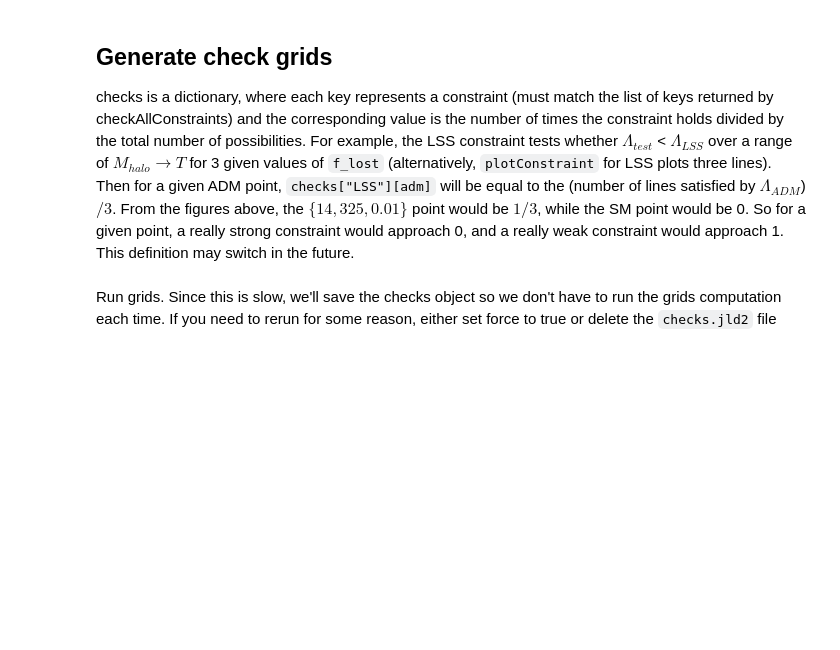
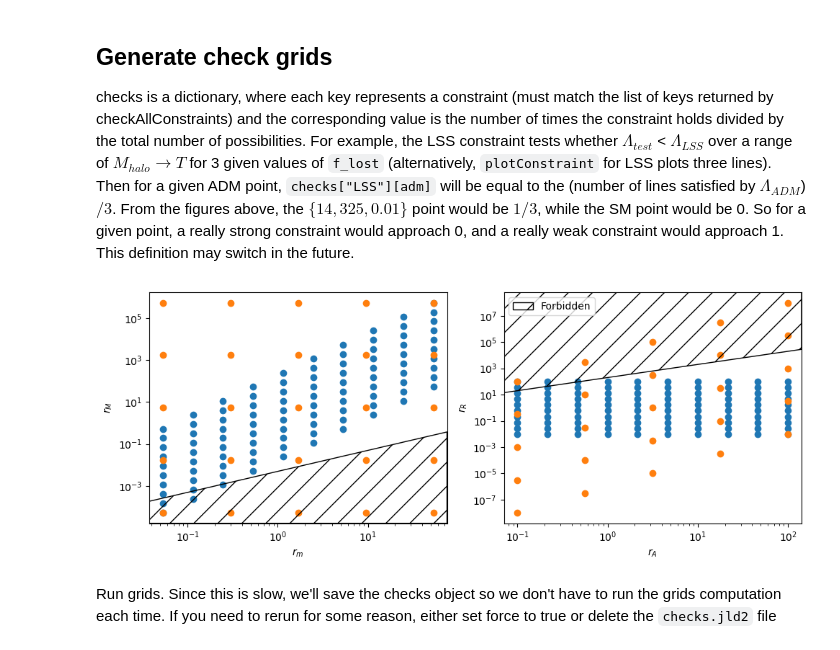
Before and after one commit to mtryan83/constraints, a Jupyter notebook: testing.ipynb, the cells around one changed output. Cells and saved outputs as stored; diff of their text form; code cells hidden in the pictures; blank space fills up the shorter version.

```diff
--- a/testing.ipynb
+++ b/testing.ipynb
@@ -145,4 +161,37 @@ r_M = rA .^2 ./ (rα^2 .* rR)
 rV = rA .* sqrt.(rR ./ rA);
+# %%
+# Plot sample spacing
+figure(figsize=(10,4))
+subplot(121)
+scatter(r_m,r_M,)
+scatter(r_m2,r_M2,)
+PyPlot.xscale("log")
+PyPlot.yscale("log")
+x = [PyPlot.xlim()...]
+yl = PyPlot.ylim()
+y = x / 200
+PyPlot.fill_between(x,y,minimum(yl),edgecolor="k",facecolor="none",hatch="/",label="Forbidden")
+PyPlot.xlim(x)
+PyPlot.ylim(yl)
+PyPlot.xlabel("\$r_m\$")
+PyPlot.ylabel("\$r_M\$")
+subplot(122)
+scatter(rA,rR,)
+scatter(rα.^2 .* r_m2,rα.^2 .* r_m2.^2 ./r_M2,)
+PyPlot.xscale("log")
+PyPlot.yscale("log")
+x = [PyPlot.xlim()...]
+yl = PyPlot.ylim()
+y = 200 * x
+PyPlot.fill_between(x,y,maximum(yl),edgecolor="k",facecolor="none",hatch="/",label="Forbidden")
+PyPlot.xlim(x)
+PyPlot.ylim(yl)
+PyPlot.xlabel("\$r_A\$")
+PyPlot.ylabel("\$r_R\$")
+PyPlot.legend()
+PyPlot.tight_layout()
+# %% [output]
+[figure, added]
 # %% [markdown]
 Run grids. Since this is slow, we'll save the checks object so we don't have to run the grids computation each time. If you need to rerun for some reason, either set force to true or delete the `checks.jld2` file
 # %%
```
Also changed, not shown: parts of 18 cells of this notebook, 2 other files.
